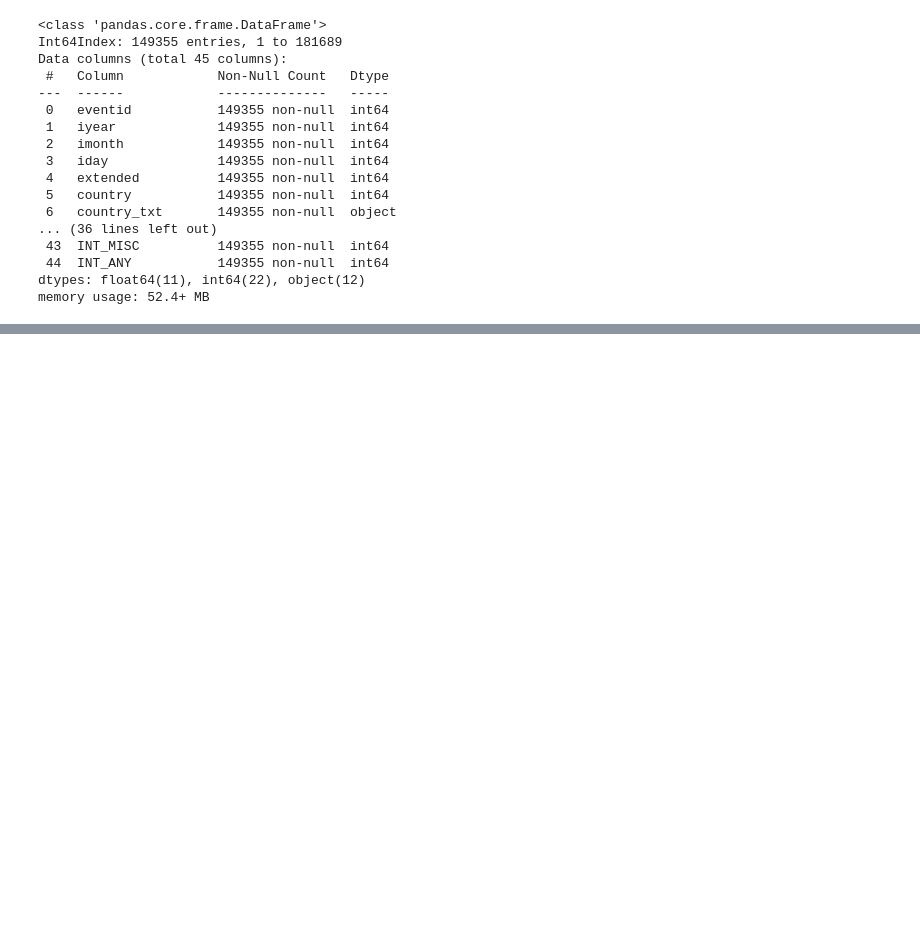
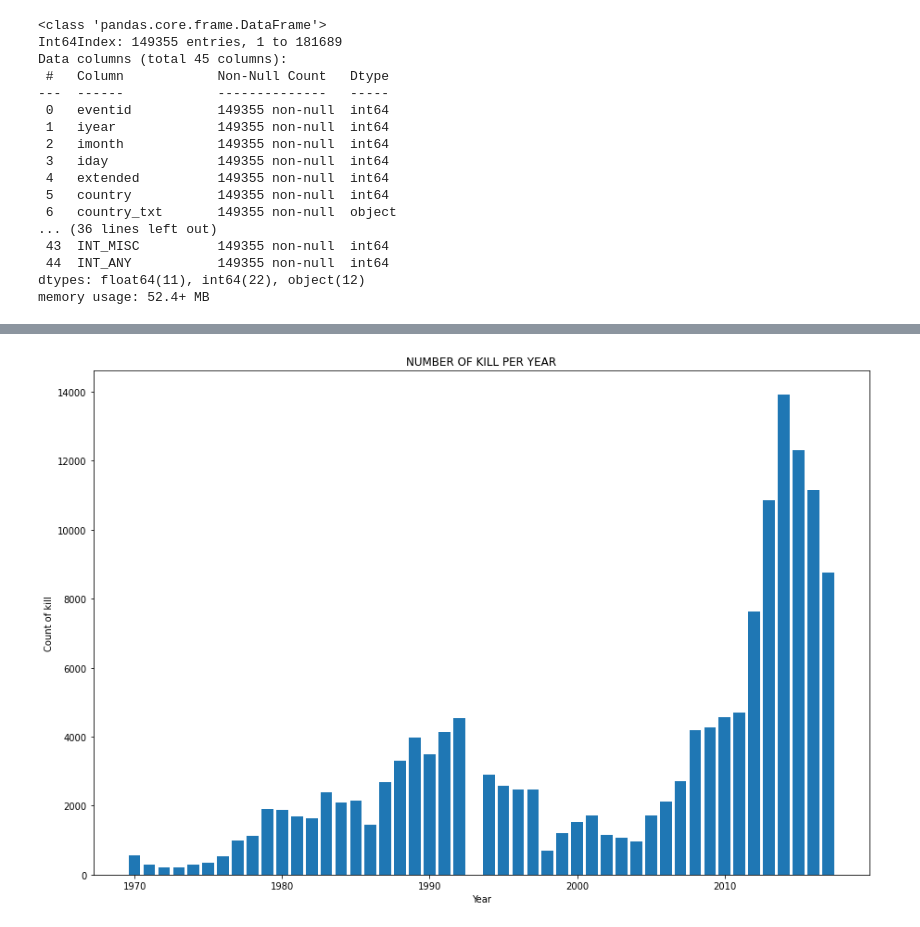
Before and after one commit to Shruti-254/Global-terrorism-analysis, a Jupyter notebook: Global_Terrorism_Analysis_Capstone_Project.ipynb, the cells around one changed output, grey strips where cells are left out. Cells and saved outputs as stored; diff of their text form; code cells hidden in the pictures; blank space fills up the shorter version.

```diff
--- a/Global_Terrorism_Analysis_Capstone_Project.ipynb
+++ b/Global_Terrorism_Analysis_Capstone_Project.ipynb
@@ -202,3 +202,5 @@ Data columns (total 45 columns):
  44  INT_ANY           149355 non-null  int64
 dtypes: float64(11), int64(22), object(12)
 memory usage: 52.4+ MB
+# %%
+data_gta = drop_data.drop(columns=['extended','region','specificity','vicinity','crit1','crit2','crit3','doubtterr','multiple','attacktype1','targtype1','targsubtype1','natlty1','natlty1_txt','guncertain1','individual','weaptype1','property','ishostkid','dbsource','INT_LOG','INT_IDEO','INT_MISC','INT_ANY'])
@@ -204,0 +219,21 @@ memory usage: 52.4+ MB
+# %%
+data_gta = data_gta.rename(columns={
+    'eventid':'Event_id',
+    'iyear':'Year',
+    'imonth':'Month',
+    'iday':'Day',
+    'country':'Country_id',
+    'country_txt':'Country',
+    'region_txt':'Region',
+    'provstate':'State',
+    'city':'City',
+    'attacktype1_txt':'Type_of_attack',
+    'targtype1_txt':'Targeted_area',
+    'targsubtype1_txt':'Targeted_place',
+    'target1':'Main_target',
+    'gname':'Group_name',
+    'weaptype1_txt':'Weapon_type',
+    'nkill':'Killed',
+    'nwound':'Wounded'
+
+})
@@ -204,0 +277,12 @@ memory usage: 52.4+ MB
+# %%
+# attacks in every year
+x_year = data_gta['Year'].unique()
+y_year = data_gta['Year'].value_counts().sort_index()
+plt.figure(figsize=(15,10))
+plt.bar(x_year, y_year)
+plt.title('NUMBER OF KILL PER YEAR')
+plt.xlabel('Year')
+plt.ylabel('Count of kill')
+plt.show()
+# %% [output]
+[figure, added]
```
Also changed, not shown: parts of 5 cells of this notebook.
